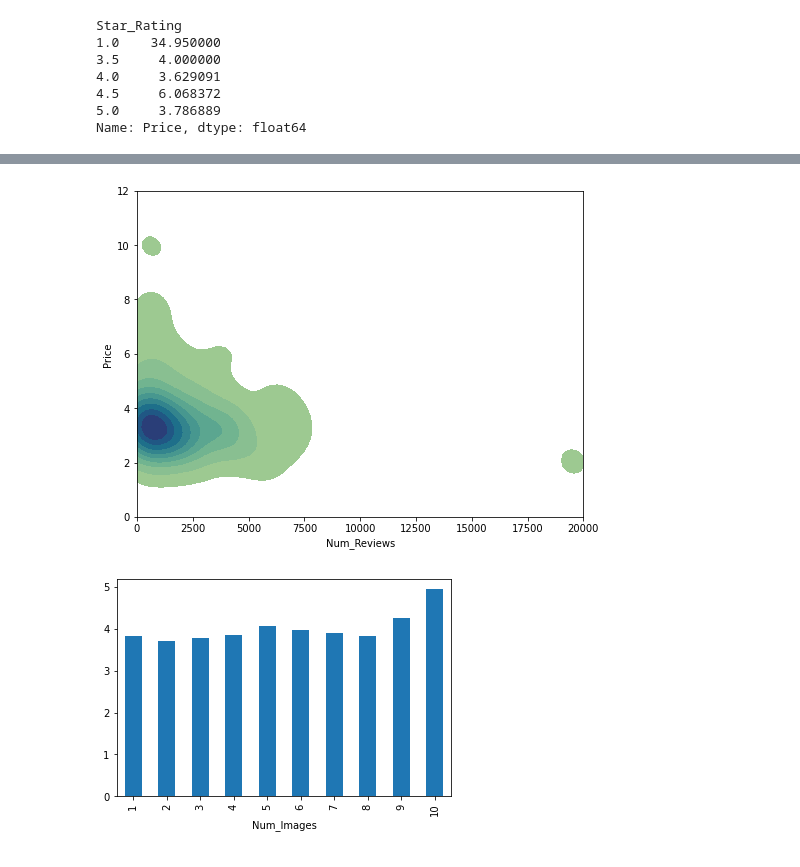
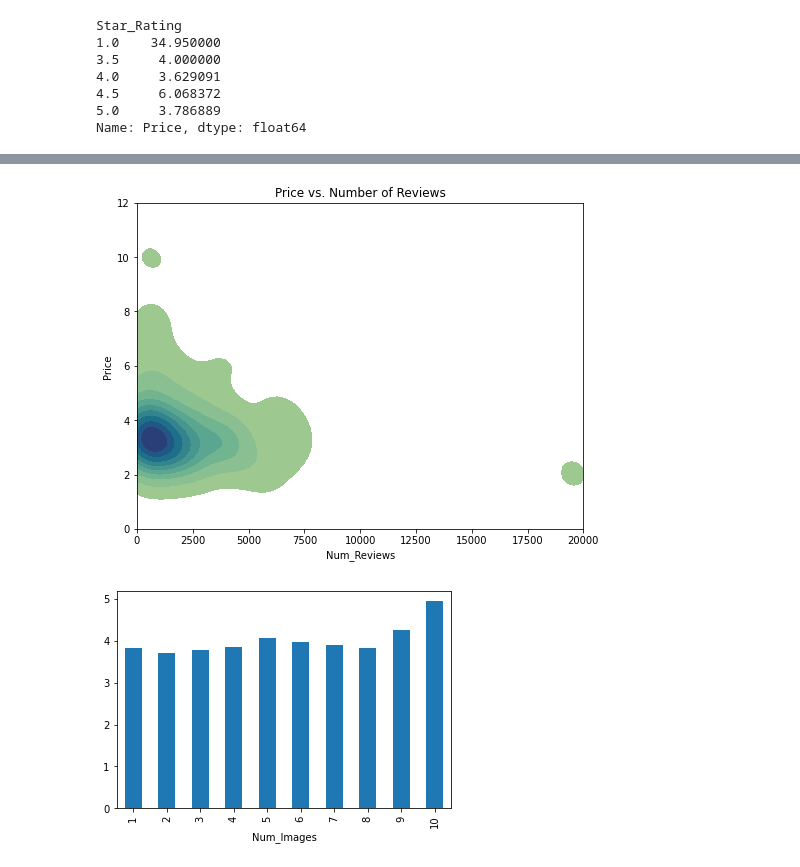
Before and after one commit to anastasiabizyayeva/Price_Etsymator, a Jupyter notebook: 01_EDA.ipynb, the cells around one changed output, grey strips where cells are left out. Drawn from its saved outputs; the diff is of its cells as text; code cells hidden in the pictures.

```diff
--- a/01_EDA.ipynb
+++ b/01_EDA.ipynb
@@ -526,13 +538,14 @@ price_numrev
 # %%
 figure(figsize=(8, 6))
 
 ax = sns.kdeplot(x= price_numrev['Num_Reviews'],y = price_numrev['Price'], shade = True, cmap='crest')
+ax.set_title('Price vs. Number of Reviews')
 ax.set_ylim(0,12)
 ax.set_xlim(-1,20000)
 
 plt.show()
 # %% [output]
-[figure, old version]
+[figure, new version]
 # %%
 image_price = df.groupby('Num_Images')['Price'].mean()
 image_price.plot.bar()
```
Also changed, not shown: parts of 26 cells of this notebook.
